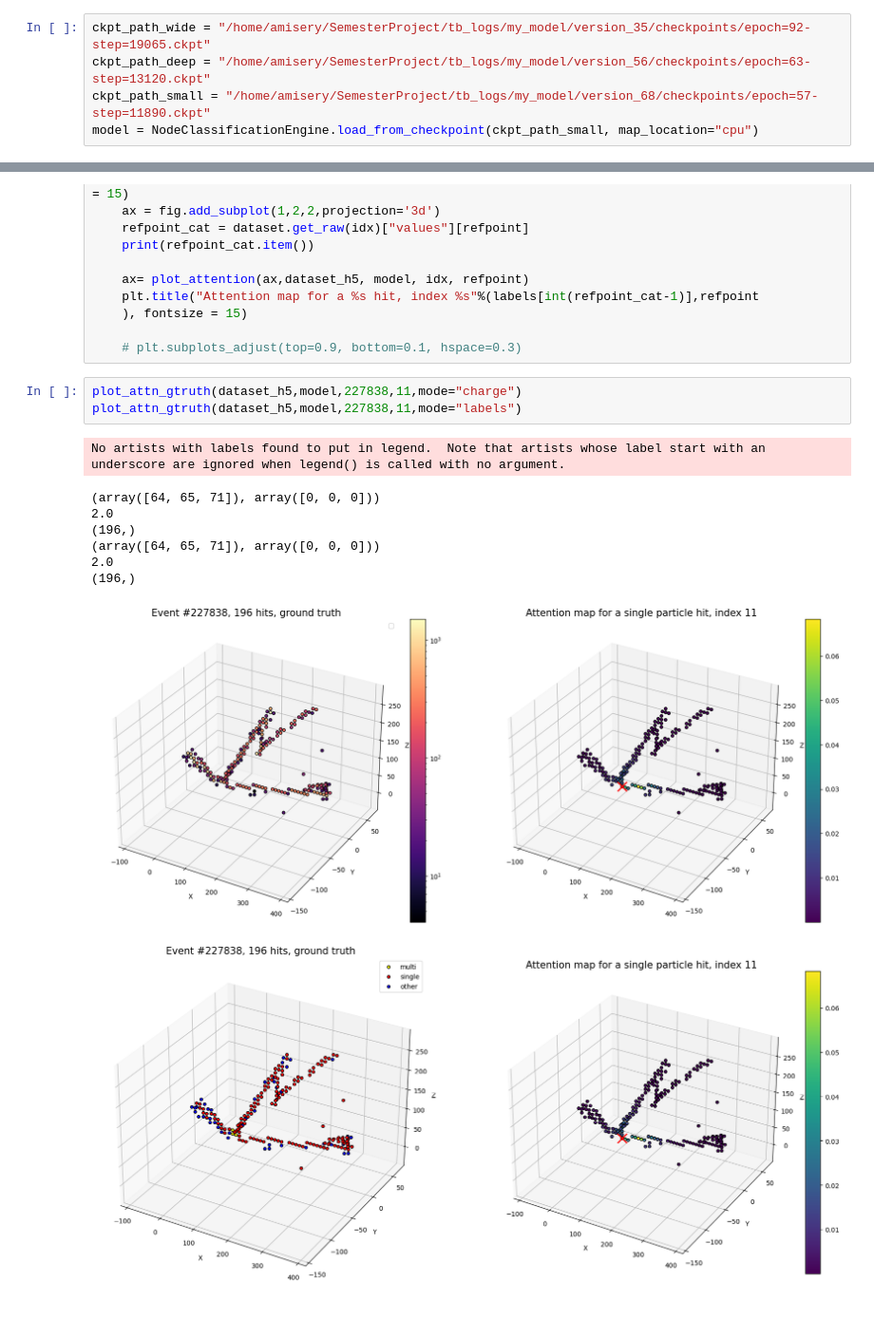
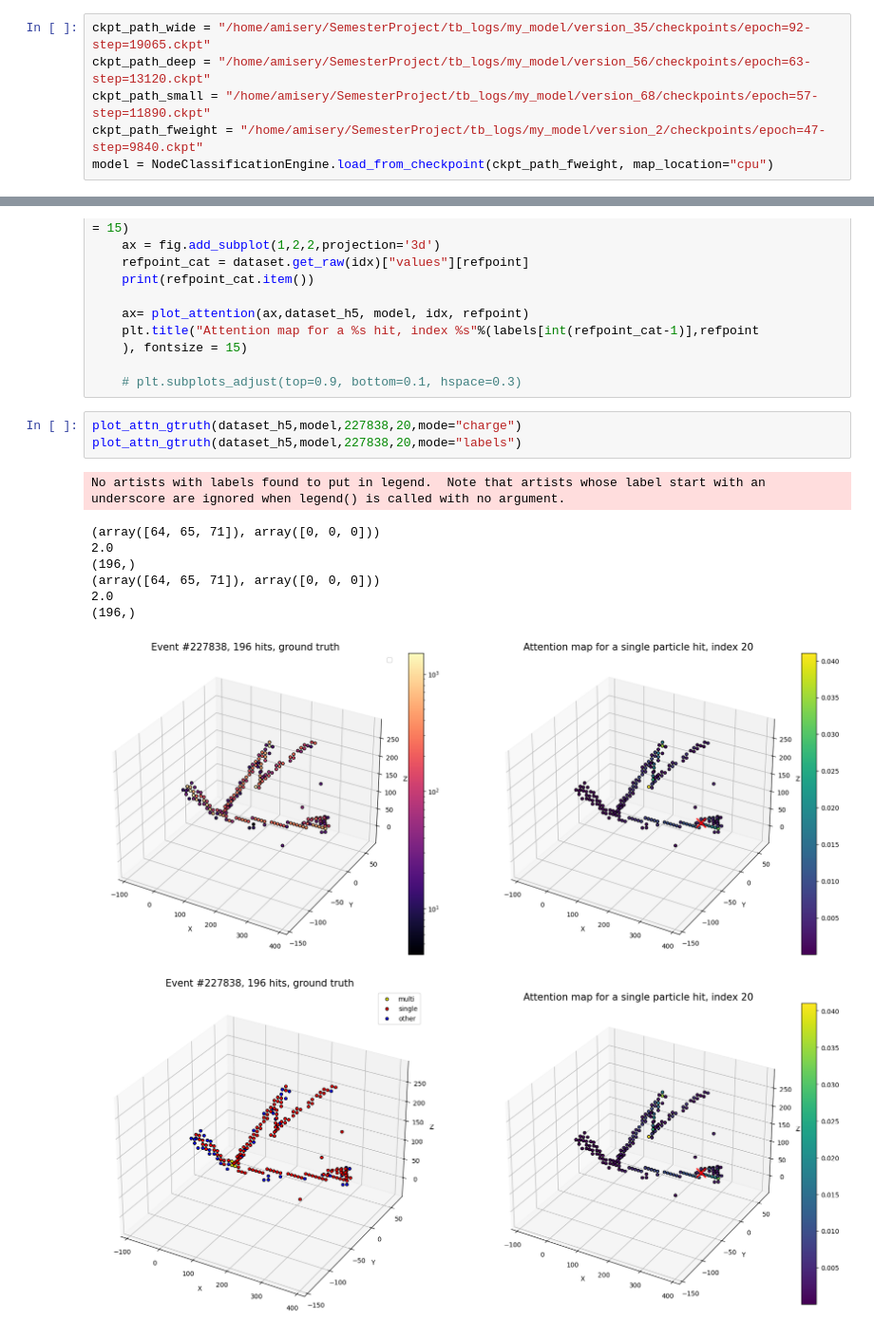
Before and after one commit to AntoineMsy/SemesterProject, a Jupyter notebook: notebooks/model_inference.ipynb, the cells around one changed output, grey strips where cells are left out. Shown at 95% size. Drawn from its saved outputs; the diff is of its cells as text.

Commit message:
restructured models, added new ones.

```diff
--- a/notebooks/model_inference.ipynb
+++ b/notebooks/model_inference.ipynb
@@ -12,6 +15,7 @@ import matplotlib
 ckpt_path_wide = "/home/amisery/SemesterProject/tb_logs/my_model/version_35/checkpoints/epoch=92-step=19065.ckpt"
 ckpt_path_deep = "/home/amisery/SemesterProject/tb_logs/my_model/version_56/checkpoints/epoch=63-step=13120.ckpt"
 ckpt_path_small = "/home/amisery/SemesterProject/tb_logs/my_model/version_68/checkpoints/epoch=57-step=11890.ckpt"
-model = NodeClassificationEngine.load_from_checkpoint(ckpt_path_small, map_location="cpu")
+ckpt_path_fweight = "/home/amisery/SemesterProject/tb_logs/my_model/version_2/checkpoints/epoch=47-step=9840.ckpt"
+model = NodeClassificationEngine.load_from_checkpoint(ckpt_path_fweight, map_location="cpu")
 # %%
 dataset_h5 = NodeCL_h5dataset("/scratch/.amisery/out_cap_2000.h5")
@@ -127,15 +127,15 @@ def plot_attn_gtruth(dataset,model,idx,refpoint, mode = "labels"):
 
     # plt.subplots_adjust(top=0.9, bottom=0.1, hspace=0.3)
 # %%
-plot_attn_gtruth(dataset_h5,model,227838,11,mode="charge")
-plot_attn_gtruth(dataset_h5,model,227838,11,mode="labels")
+plot_attn_gtruth(dataset_h5,model,227838,20,mode="charge")
+plot_attn_gtruth(dataset_h5,model,227838,20,mode="labels")
 # %% [output]
 No artists with labels found to put in legend.  Note that artists whose label start with an underscore are ignored when legend() is called with no argument.
 (array([64, 65, 71]), array([0, 0, 0]))
 2.0
 (196,)
 (array([64, 65, 71]), array([0, 0, 0]))
 2.0
 (196,)
-[figure, old version]
+[figure, new version]
-[figure, old version]
+[figure, new version]
```
Also changed, not shown: parts of 4 cells of this notebook, 9 other files.
